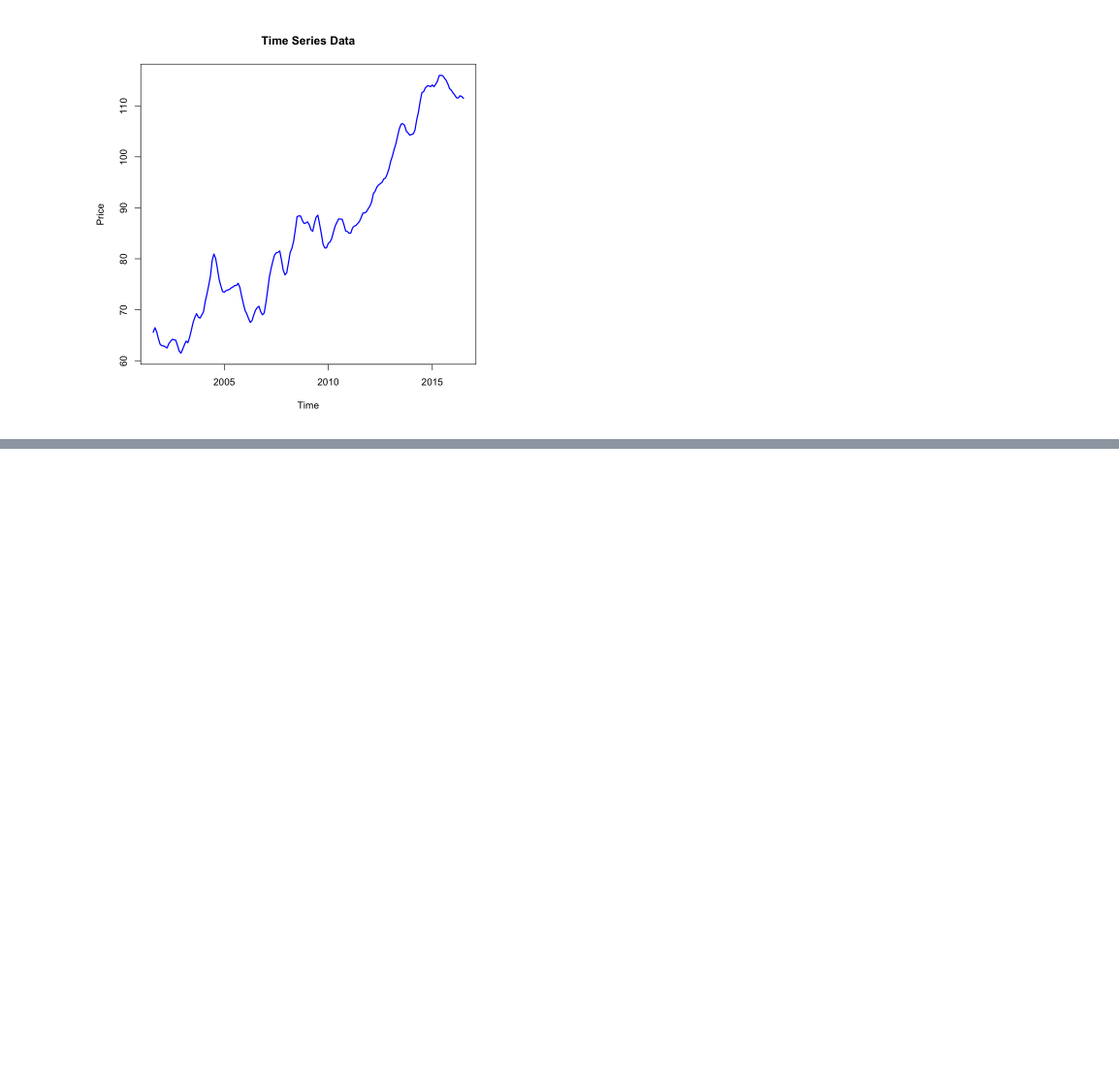
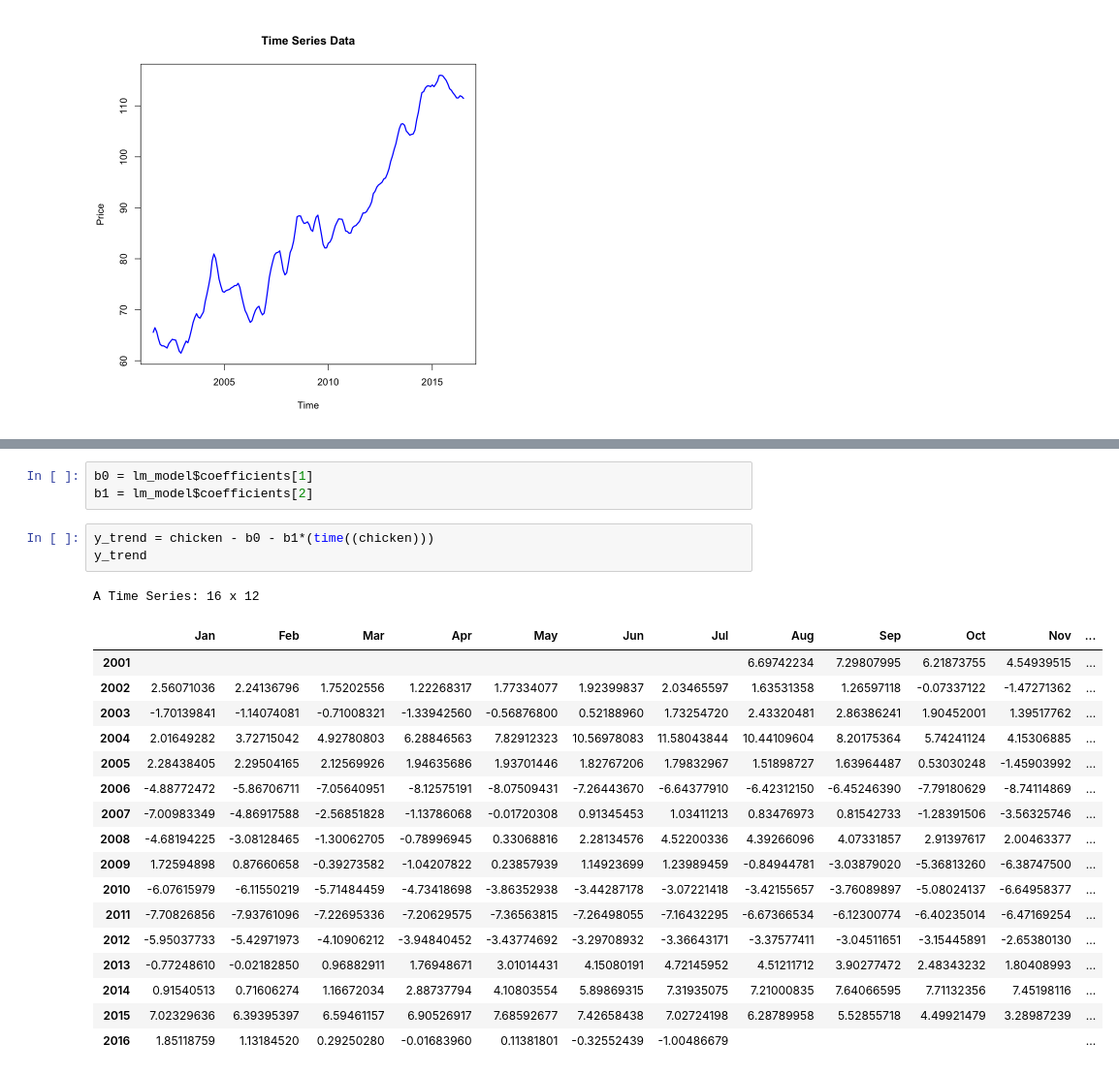
Before and after one commit to HoaPham119/Master, a Jupyter notebook: TimeSeries/ThucHanh/lab2.ipynb, the cells around one changed output, grey strips where cells are left out. Shown at 97% size. Cells and saved outputs as stored; diff of their text form; blank space fills up the shorter version.

```diff
--- a/TimeSeries/ThucHanh/lab2.ipynb
+++ b/TimeSeries/ThucHanh/lab2.ipynb
@@ -46,0 +56,25 @@ $X_t$ = \_t + Y_t
+# %%
+b0 = lm_model$coefficients[1]
+b1 = lm_model$coefficients[2]
+# %%
+y_trend = chicken - b0 - b1*(time((chicken)))
+y_trend
+# %% [output]
+A Time Series: 16 x 12
+|  | Jan | Feb | Mar | Apr | May | Jun | Jul | Aug | Sep | Oct | Nov | ... |
+| 2001 |  |  |  |  |  |  |  | 6.69742234 | 7.29807995 | 6.21873755 | 4.54939515 | ... |
+| 2002 | 2.56071036 | 2.24136796 | 1.75202556 | 1.22268317 | 1.77334077 | 1.92399837 | 2.03465597 | 1.63531358 | 1.26597118 | -0.07337122 | -1.47271362 | ... |
+| 2003 | -1.70139841 | -1.14074081 | -0.71008321 | -1.33942560 | -0.56876800 | 0.52188960 | 1.73254720 | 2.43320481 | 2.86386241 | 1.90452001 | 1.39517762 | ... |
+| 2004 | 2.01649282 | 3.72715042 | 4.92780803 | 6.28846563 | 7.82912323 | 10.56978083 | 11.58043844 | 10.44109604 | 8.20175364 | 5.74241124 | 4.15306885 | ... |
+| 2005 | 2.28438405 | 2.29504165 | 2.12569926 | 1.94635686 | 1.93701446 | 1.82767206 | 1.79832967 | 1.51898727 | 1.63964487 | 0.53030248 | -1.45903992 | ... |
+| 2006 | -4.88772472 | -5.86706711 | -7.05640951 | -8.12575191 | -8.07509431 | -7.26443670 | -6.64377910 | -6.42312150 | -6.45246390 | -7.79180629 | -8.74114869 | ... |
+| 2007 | -7.00983349 | -4.86917588 | -2.56851828 | -1.13786068 | -0.01720308 | 0.91345453 | 1.03411213 | 0.83476973 | 0.81542733 | -1.28391506 | -3.56325746 | ... |
+| 2008 | -4.68194225 | -3.08128465 | -1.30062705 | -0.78996945 | 0.33068816 | 2.28134576 | 4.52200336 | 4.39266096 | 4.07331857 | 2.91397617 | 2.00463377 | ... |
+| 2009 | 1.72594898 | 0.87660658 | -0.39273582 | -1.04207822 | 0.23857939 | 1.14923699 | 1.23989459 | -0.84944781 | -3.03879020 | -5.36813260 | -6.38747500 | ... |
+| 2010 | -6.07615979 | -6.11550219 | -5.71484459 | -4.73418698 | -3.86352938 | -3.44287178 | -3.07221418 | -3.42155657 | -3.76089897 | -5.08024137 | -6.64958377 | ... |
+| 2011 | -7.70826856 | -7.93761096 | -7.22695336 | -7.20629575 | -7.36563815 | -7.26498055 | -7.16432295 | -6.67366534 | -6.12300774 | -6.40235014 | -6.47169254 | ... |
+| 2012 | -5.95037733 | -5.42971973 | -4.10906212 | -3.94840452 | -3.43774692 | -3.29708932 | -3.36643171 | -3.37577411 | -3.04511651 | -3.15445891 | -2.65380130 | ... |
+| 2013 | -0.77248610 | -0.02182850 | 0.96882911 | 1.76948671 | 3.01014431 | 4.15080191 | 4.72145952 | 4.51211712 | 3.90277472 | 2.48343232 | 1.80408993 | ... |
+| 2014 | 0.91540513 | 0.71606274 | 1.16672034 | 2.88737794 | 4.10803554 | 5.89869315 | 7.31935075 | 7.21000835 | 7.64066595 | 7.71132356 | 7.45198116 | ... |
+| 2015 | 7.02329636 | 6.39395397 | 6.59461157 | 6.90526917 | 7.68592677 | 7.42658438 | 7.02724198 | 6.28789958 | 5.52855718 | 4.49921479 | 3.28987239 | ... |
+| 2016 | 1.85118759 | 1.13184520 | 0.29250280 | -0.01683960 | 0.11381801 | -0.32552439 | -1.00486679 |  |  |  |  | ... |
```
Also changed, not shown: parts of 8 cells of this notebook, 17 other files.
